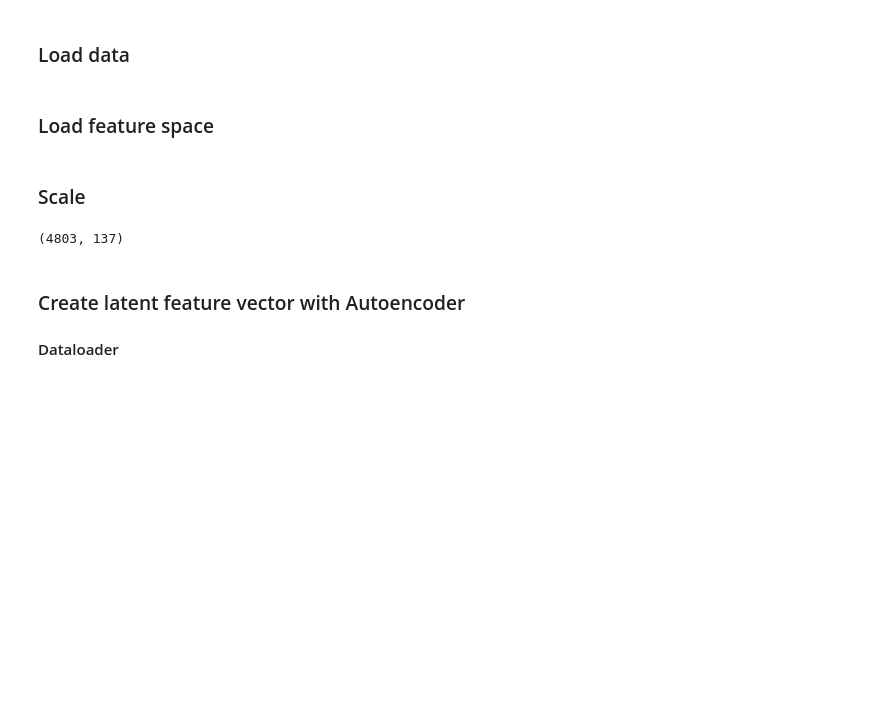
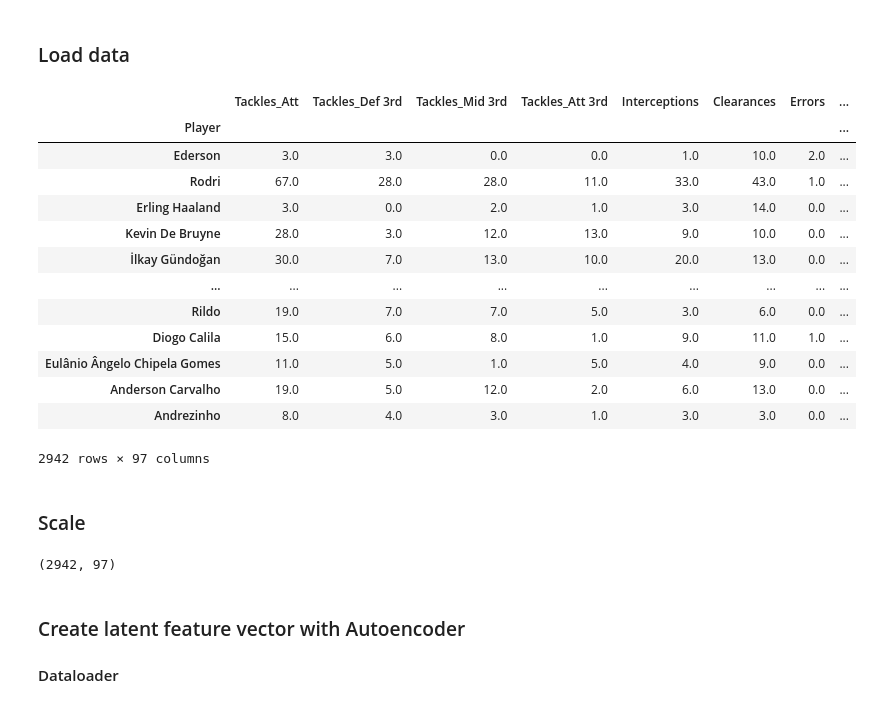
Before and after one commit to allorenz/football-player-similarity, a Jupyter notebook: src/autoencoder.ipynb, the cells around one changed output. Drawn from its saved outputs; the diff is of its cells as text; code cells hidden in the pictures; blank space fills up the shorter version.

```diff
--- a/src/autoencoder.ipynb
+++ b/src/autoencoder.ipynb
@@ -12,5 +3,52 @@ df, player_info = utils.load_player_statistics()
-# %% [markdown]
-### Load feature space
+# %%
+import pandas as pd
+import utils
+
+# Set seed for reproducibility
+SEED = 42
+
+# load
+df, player_info = utils.load_player_statistics()
+
+# filter out players
+mask = (player_info["Matches Played"] > 8) & (player_info["Playing Time_Min"] > 60)
+player_info = player_info[mask]
+df = df[mask]
+
+# remove goalkeeping stats
+adv_goalkeeping = ['Goals_GA', 'Goals_PKA', 'Goals_FK', 'Goals_CK', 'Goals_OG', 'PSxG',
+       'PSxG/SoT', 'PSxG+/-', '/90', 'Launched_Cmp', 'Launched_Att',
+       'Launched_Cmp%', 'Passes_Att', 'Passes_Thr', 'Passes_Launch%',
+       'Passes_AvgLen', 'Goal Kicks_Att', 'Goal Kicks_Launch%',
+       'Goal Kicks_AvgLen', 'Opp', 'Stp', 'Stp%', '#OPA', '#OPA/90',
+       'AvgDist']
+goalkeeping_cols = ['GA',
+       'GA90', 'SoTA', 'Saves', 'Save%', 'W', 'D', 'L', 'CS', 'CS%',
+       'Penalty Kicks_PKatt', 'Penalty Kicks_PKA', 'Penalty Kicks_PKsv',
+       'Penalty Kicks_PKm', 'Penalty Kicks_Save%']
+
+playing_time_cols = ['Playing Time_Minutes', 'Playing Time_Mn/MP','Starts', 'Mn/Start', 'Compl',
+                     'Subs', 'unSub', 'PPM','onG', 'onGA','On-Off'
+                    ]
+col_to_drop = adv_goalkeeping + goalkeeping_cols + playing_time_cols
+
+df = df.drop(columns=col_to_drop)
+df
+# %% [output]
+|  | Tackles_Att | Tackles_Def 3rd | Tackles_Mid 3rd | Tackles_Att 3rd | Interceptions | Clearances | Errors | ... |
+| Player |  |  |  |  |  |  |  | ... |
+| Ederson | 3.0 | 3.0 | 0.0 | 0.0 | 1.0 | 10.0 | 2.0 | ... |
+| Rodri | 67.0 | 28.0 | 28.0 | 11.0 | 33.0 | 43.0 | 1.0 | ... |
+| Erling Haaland | 3.0 | 0.0 | 2.0 | 1.0 | 3.0 | 14.0 | 0.0 | ... |
+| Kevin De Bruyne | 28.0 | 3.0 | 12.0 | 13.0 | 9.0 | 10.0 | 0.0 | ... |
+| İlkay Gündoğan | 30.0 | 7.0 | 13.0 | 10.0 | 20.0 | 13.0 | 0.0 | ... |
+| ... | ... | ... | ... | ... | ... | ... | ... | ... |
+| Rildo | 19.0 | 7.0 | 7.0 | 5.0 | 3.0 | 6.0 | 0.0 | ... |
+| Diogo Calila | 15.0 | 6.0 | 8.0 | 1.0 | 9.0 | 11.0 | 1.0 | ... |
+| Eulânio Ângelo Chipela Gomes | 11.0 | 5.0 | 1.0 | 5.0 | 4.0 | 9.0 | 0.0 | ... |
+| Anderson Carvalho | 19.0 | 5.0 | 12.0 | 2.0 | 6.0 | 13.0 | 0.0 | ... |
+| Andrezinho | 8.0 | 4.0 | 3.0 | 1.0 | 3.0 | 3.0 | 0.0 | ... |
+2942 rows × 97 columns
 # %% [markdown]
 ### Scale
 # %%
@@ -20,7 +58,7 @@ scaler = StandardScaler()
 df_scaled = scaler.fit_transform(df)
 df_scaled.shape
 # %% [output]
-(4803, 137)
+(2942, 97)
 # %% [markdown]
 ### Create latent feature vector with Autoencoder
 #### Dataloader
```
Also changed, not shown: parts of 5 cells of this notebook, 6 other files.
